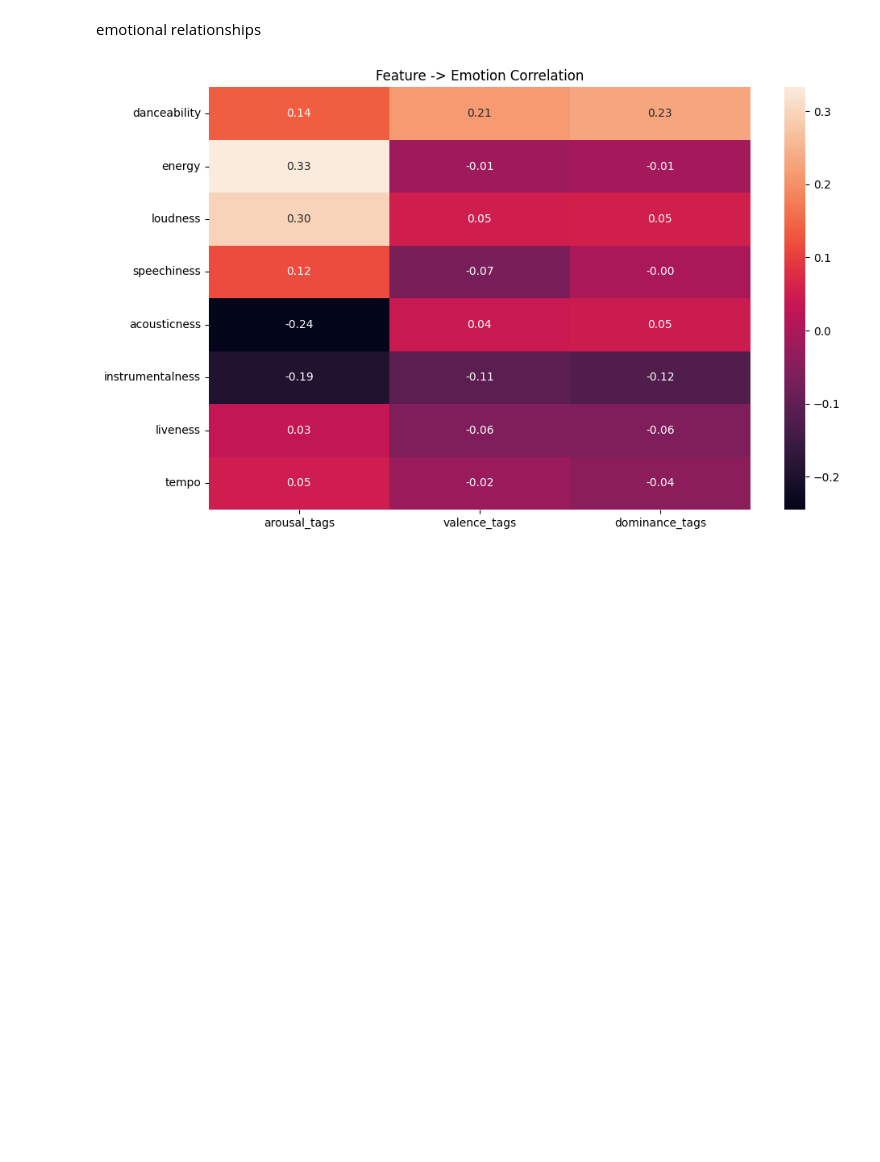
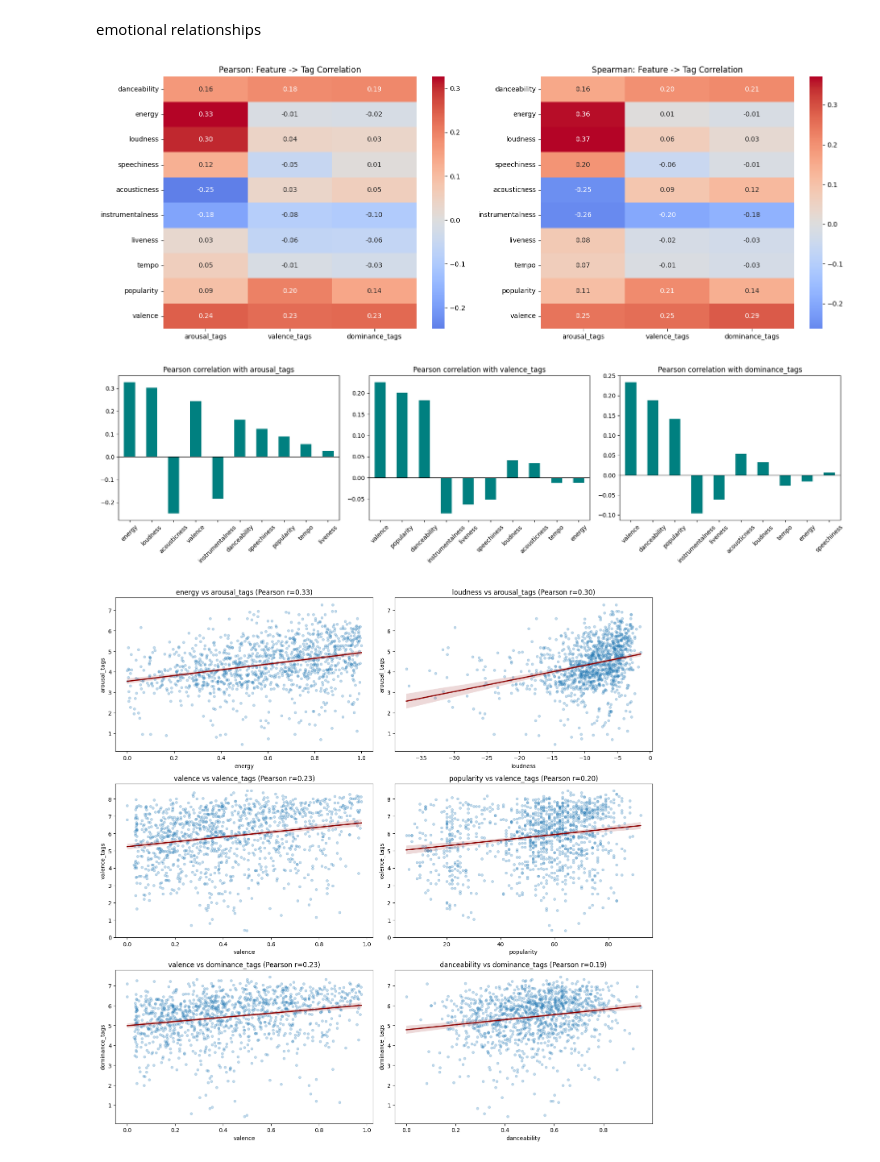
Before and after one commit to Speeb04/JSC270-Final-Project, a Jupyter notebook: eda_notebook.ipynb, the cells around one changed output. Cells and saved outputs as stored; diff of their text form; code cells hidden in the pictures; blank space fills up the shorter version.

```diff
--- a/eda_notebook.ipynb
+++ b/eda_notebook.ipynb
@@ -573,20 +727,70 @@ plt.show()
 # %% [markdown]
 emotional relationships
 # %%
+# Richer tag-correlation analysis with Pearson + Spearman + ranked bars + scatter trends.
 emotion_targets = ['arousal_tags', 'valence_tags', 'dominance_tags']
 
 feature_cols = [
     'danceability', 'energy', 'loudness', 'speechiness',
     'acousticness', 'instrumentalness', 'liveness',
-    'tempo'
+    'tempo', 'popularity', 'valence'
 ]
 
-emotion_corr = df[feature_cols + emotion_targets].corr()
+corr_input = df[feature_cols + emotion_targets].dropna()
 
-plt.figure(figsize=(10, 6))
-sns.heatmap(emotion_corr.loc[feature_cols, emotion_targets], annot=True, fmt='.2f')
-plt.title('Feature -> Emotion Correlation')
+pearson_corr = corr_input.corr(method='pearson').loc[feature_cols, emotion_targets]
+spearman_corr = corr_input.corr(method='spearman').loc[feature_cols, emotion_targets]
+
+# 1) Side-by-side heatmaps to compare linear vs rank-based relationships.
+fig, axes = plt.subplots(1, 2, figsize=(16, 6))
+sns.heatmap(pearson_corr, annot=True, fmt='.2f', cmap='coolwarm', center=0, ax=axes[0])
+axes[0].set_title('Pearson: Feature -> Tag Correlation')
+
+sns.heatmap(spearman_corr, annot=True, fmt='.2f', cmap='coolwarm', center=0, ax=axes[1])
+axes[1].set_title('Spearman: Feature -> Tag Correlation')
+
 plt.tight_layout()
 plt.show()
+
+# 2) For each tag, show strongest absolute Pearson effects as ranked bars.
+fig, axes = plt.subplots(1, 3, figsize=(18, 5))
+for i, target in enumerate(emotion_targets):
+    target_corr = pearson_corr[target].sort_values(key=lambda s: s.abs(), ascending=False)
+    target_corr.plot(kind='bar', ax=axes[i], color='teal')
+    axes[i].set_title(f'Pearson correlation with {target}')
+    axes[i].axhline(0, color='black', linewidth=1)
+    axes[i].tick_params(axis='x', labelrotation=45)
+
+plt.tight_layout()
+plt.show()
+
+# 3) Scatter + trendline for top 2 strongest features per tag.
+top_pairs = []
+for target in emotion_targets:
+    strongest = pearson_corr[target].abs().sort_values(ascending=False).head(2).index.tolist()
+    for feat in strongest:
+        top_pairs.append((feat, target))
+
+fig, axes = plt.subplots(3, 2, figsize=(14, 14))
+axes = axes.flatten()
+
+for i, (feat, target) in enumerate(top_pairs):
+    sns.regplot(
+        data=corr_input,
+        x=feat,
+        y=target,
+        scatter_kws={'alpha': 0.25, 's': 18},
+        line_kws={'linewidth': 2, 'color': 'darkred'},
+        ax=axes[i]
+    )
+    r = corr_input[feat].corr(corr_input[target])
+    axes[i].set_title(f'{feat} vs {target} (Pearson r={r:.2f})')
+
+plt.tight_layout()
+plt.show()
+
+pearson_corr.sort_index()
 # %% [output]
-[figure, old version]
+[figure, new version]
+[figure, added]
+[figure, added]
```
Also changed, not shown: parts of 12 cells of this notebook.
